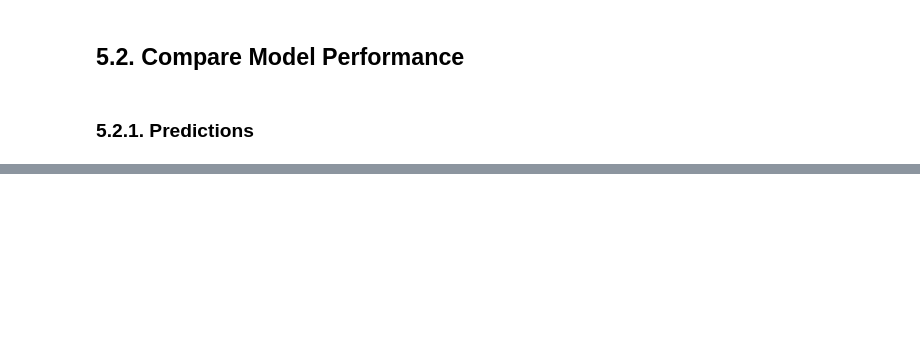
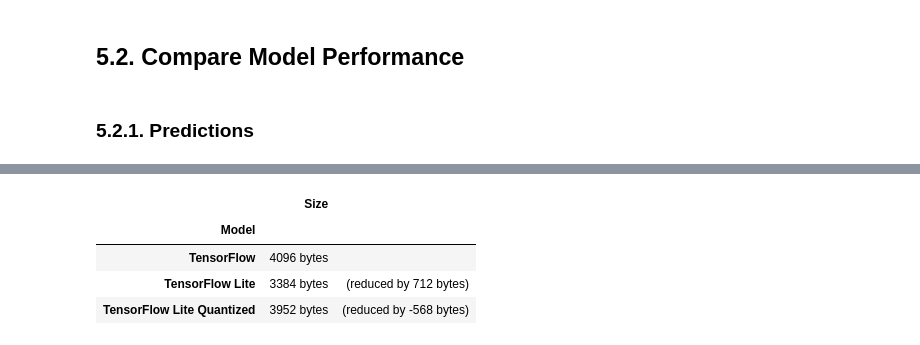
Before and after one commit to MrCheesyBurgerU/TinyML, a Jupyter notebook: sine-wave/sine_wave_train.ipynb, the cells around one changed output, grey strips where cells are left out. Cells and saved outputs as stored; diff of their text form; code cells hidden in the pictures; blank space fills up the shorter version.

```diff
--- a/sine-wave/sine_wave_train.ipynb
+++ b/sine-wave/sine_wave_train.ipynb
@@ -432,0 +620,13 @@ y_test_pred_tflite = predict_tflite(model_tflite, x_test)
+# %%
+# Compare size
+pd.DataFrame.from_records(
+    [["TensorFlow", f"{size_tf} bytes", ""],
+     ["TensorFlow Lite", f"{size_no_quant_tflite} bytes ", f"(reduced by {size_tf - size_no_quant_tflite} bytes)"],
+     ["TensorFlow Lite Quantized", f"{size_tflite} bytes", f"(reduced by {size_no_quant_tflite - size_tflite} bytes)"]],
+     columns = ["Model", "Size", ""], index="Model")
+# %% [output]
+|  | Size |  |
+| Model |  |  |
+| TensorFlow | 4096 bytes |  |
+| TensorFlow Lite | 3384 bytes | (reduced by 712 bytes) |
+| TensorFlow Lite Quantized | 3952 bytes | (reduced by -568 bytes) |
```
Also changed, not shown: parts of 32 cells of this notebook, 7 other files.
